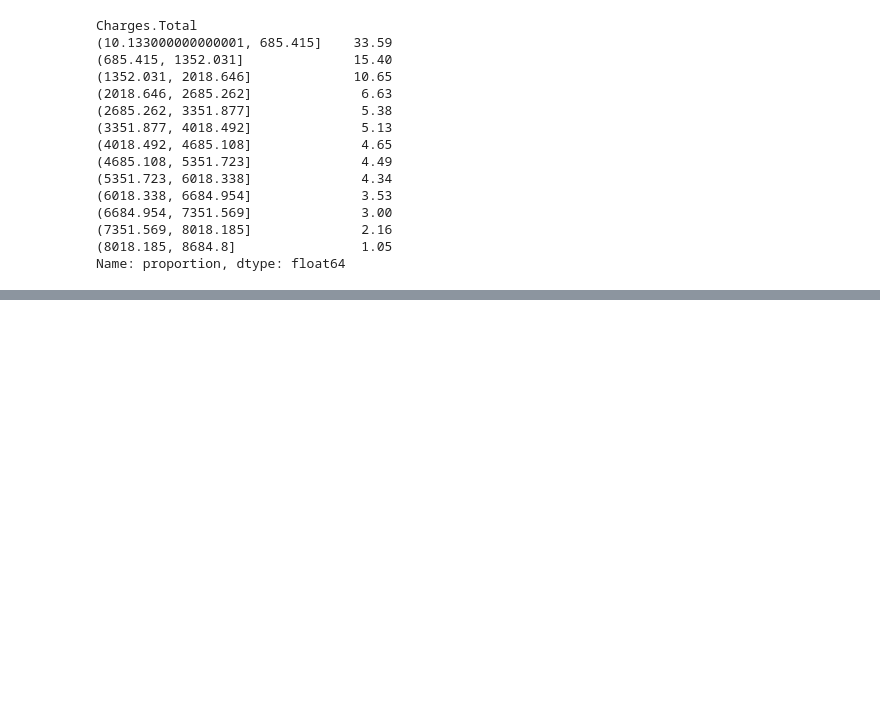
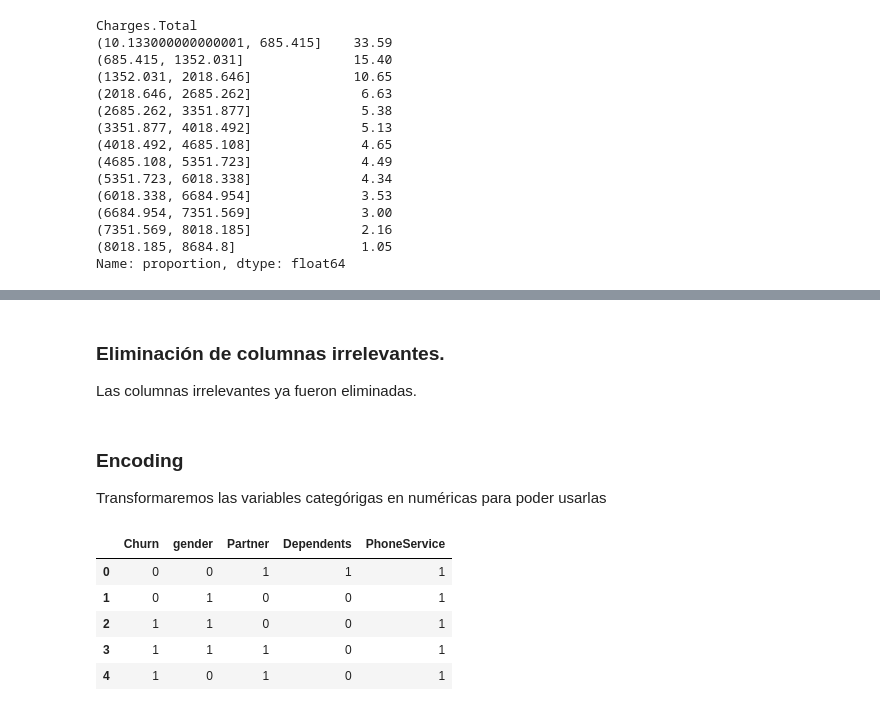
Before and after one commit to OscarLara/ChallengeTelecomX-2, a Jupyter notebook: ChallengeTelecomX-2.ipynb, the cells around one changed output, grey strips where cells are left out. Drawn from its saved outputs; the diff is of its cells as text; code cells hidden in the pictures; blank space fills up the shorter version.

Commit message:
Encoding de las variables booleanas

```diff
--- a/ChallengeTelecomX-2.ipynb
+++ b/ChallengeTelecomX-2.ipynb
@@ -338,0 +348,24 @@ Name: proportion, dtype: float64
+# %% [markdown]
+### Eliminación de columnas irrelevantes.
+Las columnas irrelevantes ya fueron eliminadas.
+# %% [markdown]
+### Encoding
+Transformaremos las variables categórigas en numéricas para poder usarlas
+# %%
+# 1. Creamos un diccionario para mapear las variables binarias (Yes/No, etc.)
+mapeo = {'Yes': 1, 'No': 0, 'Male': 1, 'Female': 0}
+# %%
+# Aplicamos el mapeo a las columnas que tienen únicamente 2 opciones (booleanas)
+columnas_binarias = ["Churn", "gender", "Partner", "Dependents", "PhoneService"]
+for col in columnas_binarias:
+    df[col] = df[col].map(mapeo)
+
+# Verificamos que las columnas hayas sido modificadas correctamente
+df[columnas_binarias].head()
+# %% [output]
+|  | Churn | gender | Partner | Dependents | PhoneService |
+| 0 | 0 | 0 | 1 | 1 | 1 |
+| 1 | 0 | 1 | 0 | 0 | 1 |
+| 2 | 1 | 1 | 0 | 0 | 1 |
+| 3 | 1 | 1 | 1 | 0 | 1 |
+| 4 | 1 | 0 | 1 | 0 | 1 |
```
Also changed, not shown: parts of 1 cell of this notebook.
